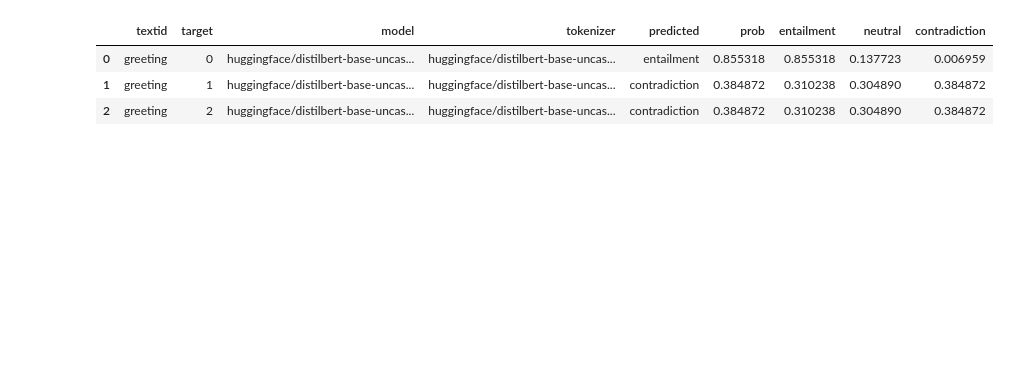
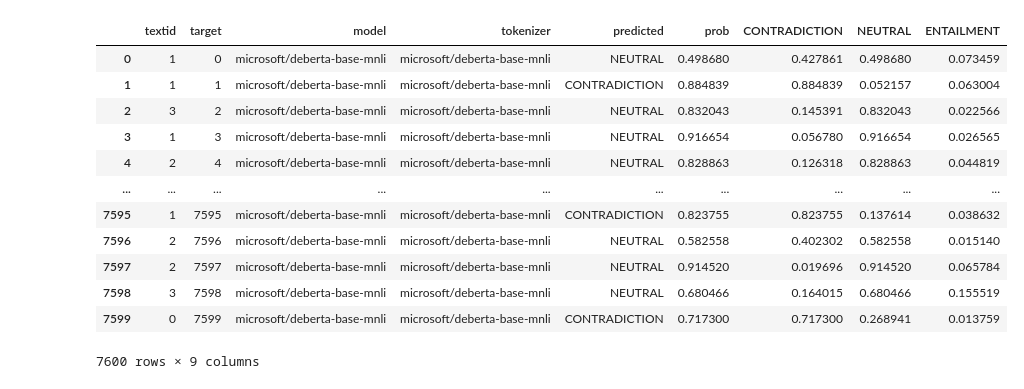
Before and after one commit to l0STAwaY/NLP_Midterm_Osvaldo_Yizhou_David, a Jupyter notebook: testing_function_Design.ipynb, the cells around one changed output. Drawn from its saved outputs; the diff is of its cells as text; code cells hidden in the pictures; blank space fills up the shorter version.

```diff
--- a/testing_function_Design.ipynb
+++ b/testing_function_Design.ipynb
@@ -1,40 +1,49 @@
 # %%
 import pandas as pd
 
-def top_entailment_per_target(df):
+def top_entailment_per_target(df, entail = "ENTAILMENT"):
     """
     For each target, select the row with the highest 'entailment' score.
 
     Parameters:
         df (pd.DataFrame): DataFrame with columns including 'target' and 'entailment'.
 
     Returns:
         pd.DataFrame: DataFrame with one row per target, having the highest entailment score.
     """
     # For each target, find index of row with max entailment
-    idx = df.groupby('target')['entailment'].idxmax(axis=0)
-
-
+    idx = df.groupby('target')[entail].idxmax(axis=0)
     return df.loc[idx].reset_index(drop=True)
 
 # Example usage
-data = {
-    'textid': ['greeting', 'question', 'greeting', 'question','greeting', 'question'],
-    'target': [0, 0, 1, 1,2,2],
-    'model': ['huggingface/distilbert-base-uncased-finetuned-mnli']*6,
-    'tokenizer': ['huggingface/distilbert-base-uncased-finetuned-mnli']*6,
-    'predicted': ['entailment', 'entailment', 'contradiction', 'contradiction', 'contradiction', 'contradiction'],
-    'prob': [0.8553178310394287, 0.8553178310394287, 0.3848722577095032, 0.3848722577095032, 0.3848722577095032, 0.3848722577095032],
-    'entailment': [0.8553178310394287, 0.8553178310394287, 0.31023797392845154, 0.31023797392845154, 0.31023797392845154, 0.31023797392845154],
-    'neutral': [0.13772304356098175, 0.13772304356098175, 0.3048897087574005, 0.3048897087574005, 0.3048897087574005, 0.3048897087574005],
-    'contradiction': [0.006959038320928812, 0.006959038320928812, 0.3848722577095032, 0.3848722577095032, 0.3848722577095032, 0.3848722577095032]
-}
+# data = {
+#     'textid': ['greeting', 'question', 'greeting', 'question','greeting', 'question'],
+#     'target': [0, 0, 1, 1,2,2],
+#     'model': ['huggingface/distilbert-base-uncased-finetuned-mnli']*6,
+#     'tokenizer': ['huggingface/distilbert-base-uncased-finetuned-mnli']*6,
+#     'predicted': ['entailment', 'entailment', 'contradiction', 'contradiction', 'contradiction', 'contradiction'],
+#     'prob': [0.8553178310394287, 0.8553178310394287, 0.3848722577095032, 0.3848722577095032, 0.3848722577095032, 0.3848722577095032],
+#     'entailment': [0.8553178310394287, 0.8553178310394287, 0.31023797392845154, 0.31023797392845154, 0.31023797392845154, 0.31023797392845154],
+#     'neutral': [0.13772304356098175, 0.13772304356098175, 0.3048897087574005, 0.3048897087574005, 0.3048897087574005, 0.3048897087574005],
+#     'contradiction': [0.006959038320928812, 0.006959038320928812, 0.3848722577095032, 0.3848722577095032, 0.3848722577095032, 0.3848722577095032]
+# }
 
-df = pd.DataFrame(data)
-top_df = top_entailment_per_target(df)
+data = pd.read_csv("predictions/Copy_Backup/Shared_BaseTest_predictions.tsv",sep="\t")
+
+# df = pd.DataFrame(data)
+top_df = top_entailment_per_target(data)
 display(top_df)
 # %% [output]
-|  | textid | target | model | tokenizer | predicted | prob | entailment | neutral | contradiction |
-| 0 | greeting | 0 | huggingface/distilbert-base-uncas... | huggingface/distilbert-base-uncas... | entailment | 0.855318 | 0.855318 | 0.137723 | 0.006959 |
-| 1 | greeting | 1 | huggingface/distilbert-base-uncas... | huggingface/distilbert-base-uncas... | contradiction | 0.384872 | 0.310238 | 0.304890 | 0.384872 |
-| 2 | greeting | 2 | huggingface/distilbert-base-uncas... | huggingface/distilbert-base-uncas... | contradiction | 0.384872 | 0.310238 | 0.304890 | 0.384872 |
+|  | textid | target | model | tokenizer | predicted | prob | CONTRADICTION | NEUTRAL | ENTAILMENT |
+| 0 | 1 | 0 | microsoft/deberta-base-mnli | microsoft/deberta-base-mnli | NEUTRAL | 0.498680 | 0.427861 | 0.498680 | 0.073459 |
+| 1 | 1 | 1 | microsoft/deberta-base-mnli | microsoft/deberta-base-mnli | CONTRADICTION | 0.884839 | 0.884839 | 0.052157 | 0.063004 |
+| 2 | 3 | 2 | microsoft/deberta-base-mnli | microsoft/deberta-base-mnli | NEUTRAL | 0.832043 | 0.145391 | 0.832043 | 0.022566 |
+| 3 | 1 | 3 | microsoft/deberta-base-mnli | microsoft/deberta-base-mnli | NEUTRAL | 0.916654 | 0.056780 | 0.916654 | 0.026565 |
+| 4 | 2 | 4 | microsoft/deberta-base-mnli | microsoft/deberta-base-mnli | NEUTRAL | 0.828863 | 0.126318 | 0.828863 | 0.044819 |
+| ... | ... | ... | ... | ... | ... | ... | ... | ... | ... |
+| 7595 | 1 | 7595 | microsoft/deberta-base-mnli | microsoft/deberta-base-mnli | CONTRADICTION | 0.823755 | 0.823755 | 0.137614 | 0.038632 |
+| 7596 | 2 | 7596 | microsoft/deberta-base-mnli | microsoft/deberta-base-mnli | NEUTRAL | 0.582558 | 0.402302 | 0.582558 | 0.015140 |
+| 7597 | 2 | 7597 | microsoft/deberta-base-mnli | microsoft/deberta-base-mnli | NEUTRAL | 0.914520 | 0.019696 | 0.914520 | 0.065784 |
+| 7598 | 3 | 7598 | microsoft/deberta-base-mnli | microsoft/deberta-base-mnli | NEUTRAL | 0.680466 | 0.164015 | 0.680466 | 0.155519 |
+| 7599 | 0 | 7599 | microsoft/deberta-base-mnli | microsoft/deberta-base-mnli | CONTRADICTION | 0.717300 | 0.717300 | 0.268941 | 0.013759 |
+7600 rows × 9 columns
```
Also changed, not shown: parts of 8 cells of this notebook, 2 other files.
